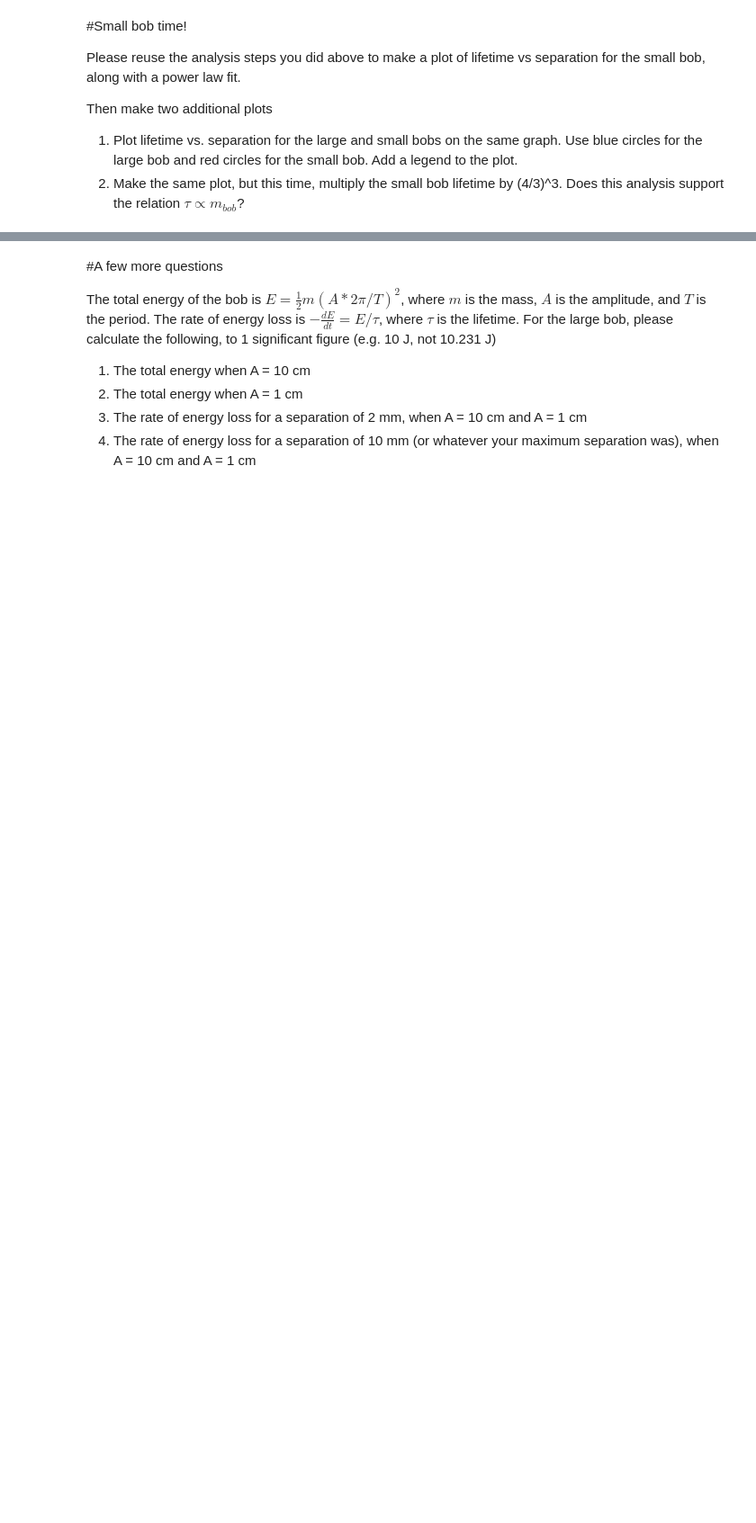
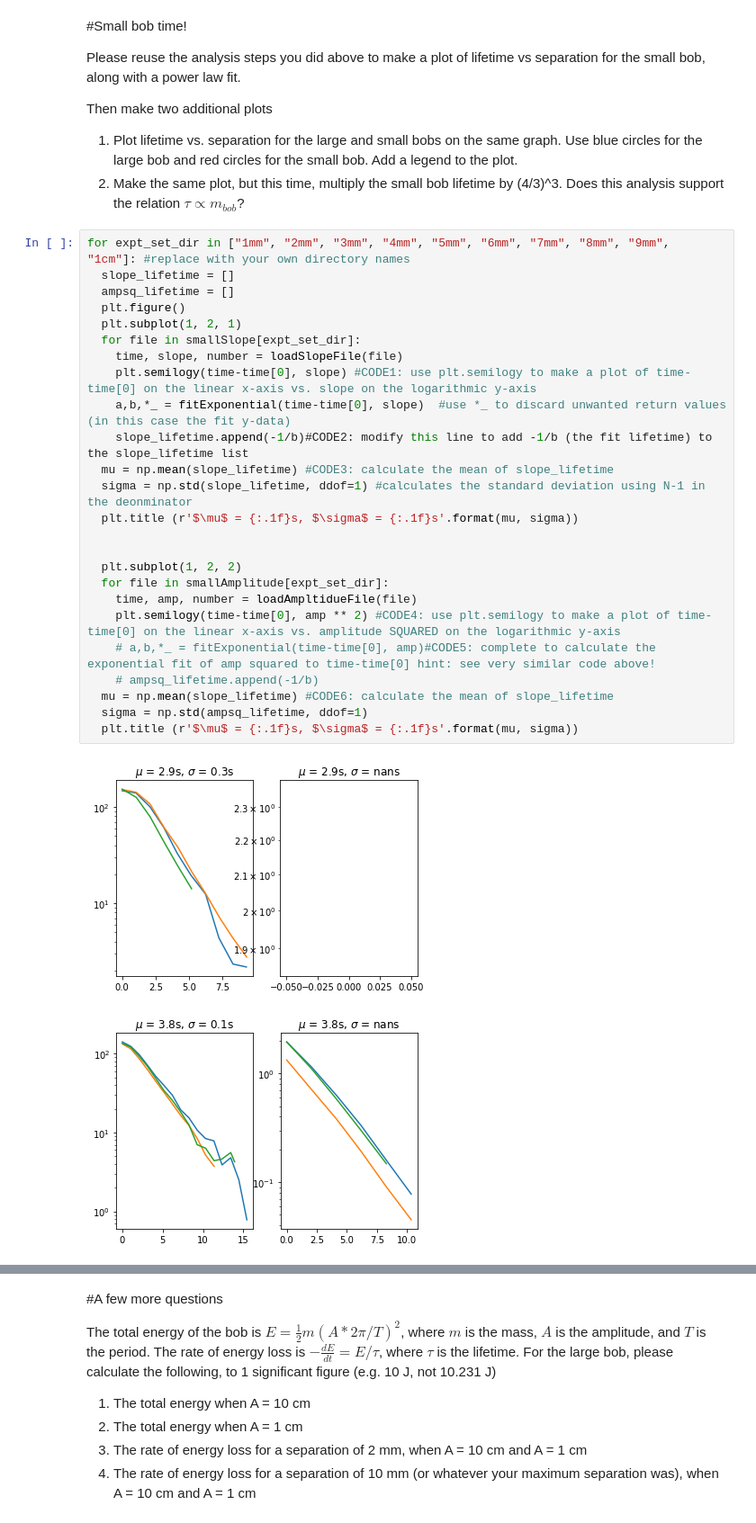
Before and after one commit to NYUExperimentalPhysics1-2021/labanalysis2-CharlieGai, a Jupyter notebook: LabAnalysis2.ipynb, the cells around one changed output, grey strips where cells are left out. Shown at 90% size. Drawn from its saved outputs; the diff is of its cells as text; blank space fills up the shorter version.

```diff
--- a/LabAnalysis2.ipynb
+++ b/LabAnalysis2.ipynb
@@ -503,3 +503,31 @@ Please reuse the analysis steps you did above to make a plot of lifetime vs sepa
 Then make two additional plots
 1. Plot lifetime vs. separation for the large and small bobs on the same graph. Use blue circles for the large bob and red circles for the small bob. Add a legend to the plot.
 2. Make the same plot, but this time, multiply the small bob lifetime by (4/3)^3. Does this analysis support the relation $\tau \propto m_{bob}$?
+# %%
+for expt_set_dir in ["1mm", "2mm", "3mm", "4mm", "5mm", "6mm", "7mm", "8mm", "9mm", "1cm"]: #replace with your own directory names
+  slope_lifetime = []
+  ampsq_lifetime = []
+  plt.figure()
+  plt.subplot(1, 2, 1)
+  for file in smallSlope[expt_set_dir]:
+    time, slope, number = loadSlopeFile(file)
+    plt.semilogy(time-time[0], slope) #CODE1: use plt.semilogy to make a plot of time-time[0] on the linear x-axis vs. slope on the logarithmic y-axis
+    a,b,*_ = fitExponential(time-time[0], slope)  #use *_ to discard unwanted return values (in this case the fit y-data)
+    slope_lifetime.append(-1/b)#CODE2: modify this line to add -1/b (the fit lifetime) to the slope_lifetime list
+  mu = np.mean(slope_lifetime) #CODE3: calculate the mean of slope_lifetime
+  sigma = np.std(slope_lifetime, ddof=1) #calculates the standard deviation using N-1 in the deonminator
+  plt.title (r'$\mu$ = {:.1f}s, $\sigma$ = {:.1f}s'.format(mu, sigma))
+
+
+  plt.subplot(1, 2, 2)
+  for file in smallAmplitude[expt_set_dir]:
+    time, amp, number = loadAmpltidueFile(file)
+    plt.semilogy(time-time[0], amp ** 2) #CODE4: use plt.semilogy to make a plot of time-time[0] on the linear x-axis vs. amplitude SQUARED on the logarithmic y-axis
+    # a,b,*_ = fitExponential(time-time[0], amp)#CODE5: complete to calculate the exponential fit of amp squared to time-time[0] hint: see very similar code above!
+    # ampsq_lifetime.append(-1/b)
+  mu = np.mean(slope_lifetime) #CODE6: calculate the mean of slope_lifetime
+  sigma = np.std(ampsq_lifetime, ddof=1)
+  plt.title (r'$\mu$ = {:.1f}s, $\sigma$ = {:.1f}s'.format(mu, sigma))
+# %% [output]
+[figure, added]
+[figure, added]
```
Also changed, not shown: parts of 2 cells of this notebook.
